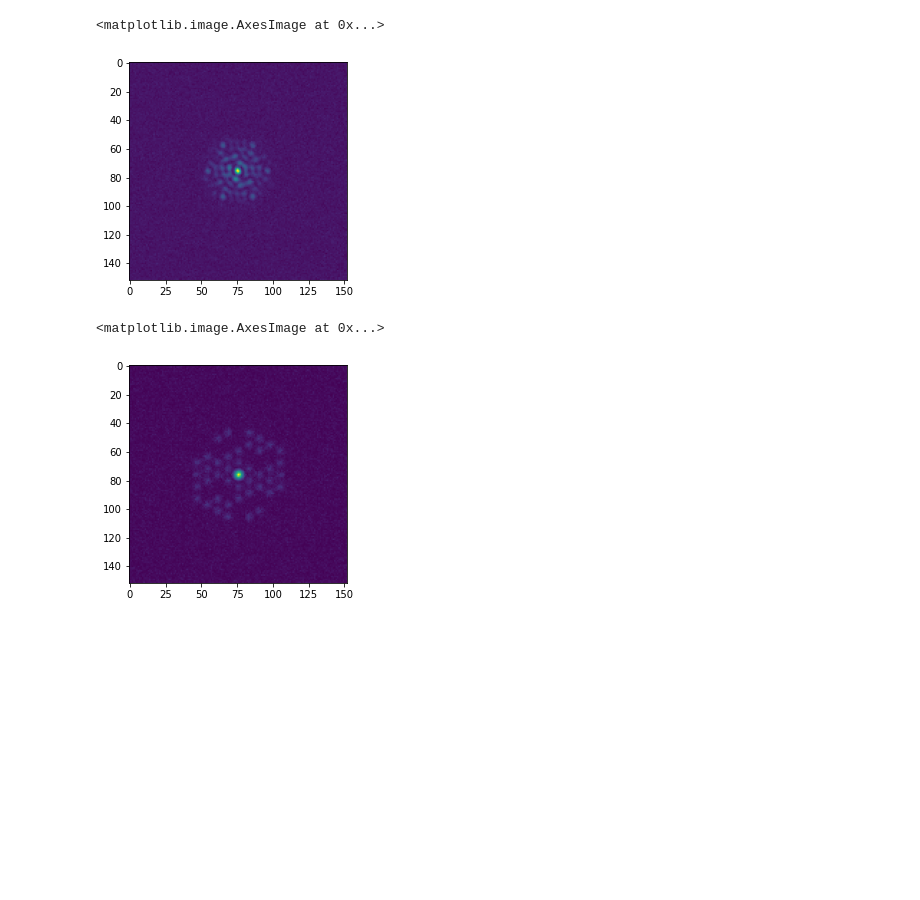
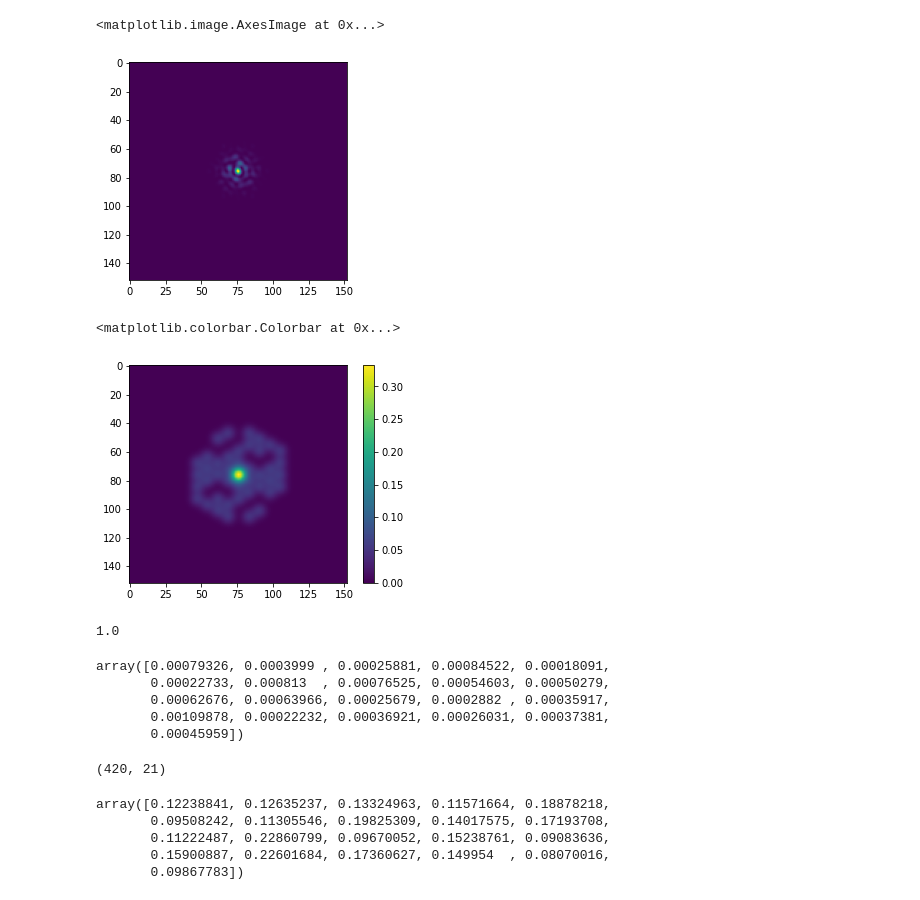
Before and after one commit to AlexandreAdam/ExoRIM, a Jupyter notebook: notebooks/jwst_noise.ipynb, the cells around one changed output. Cells and saved outputs as stored; diff of their text form; code cells hidden in the pictures; blank space fills up the shorter version.

Commit message:
Started jwst model and noise modelling

```diff
--- a/notebooks/jwst_noise.ipynb
+++ b/notebooks/jwst_noise.ipynb
@@ -8,5 +14,22 @@ from exorim.interferometry.models.jwst import JWST_NIRISS_MASK
 # %%
-datapath = "../exorim/interferometry/models/psf/"
+datapath = "../data/psf/"
 psfs = []
-for file in glob.glob(datapath + "jwst_F380M_2_psf_OPD[0-9]*_F5I.fits"):
+for file in glob.glob(datapath + "jwst_F380M_2_psf_OPD[0-9]*"):
     psfs.append(fits.open(file))
+# %%
+wavelength = []#psfs[-1][0].header["WAVELEN"]
+for i in range(len(psfs)):
+    wavelength.append(psfs[i][0].header["WAVELEN"])
+wavelength = np.array(wavelength)
+platescale = rad2mas(psfs[-1][0].header["PIXELSCL"] * np.pi / 180 / 3600)
+difflim = psfs[-1][0].header["DIFFLMT"]
+pixels =  psfs[-1][0].data.shape[0]
+coords = JWST_NIRISS_MASK.numpy()
+coords[:, 1] = -coords[:, 1] # flip y axis
+baselines = Baselines(coords)
+uv = baselines.UVC
+cpo = closure_phase_operator(baselines)
+# cpo = redundant_phase_closure_operator(baselines)
+ndftm = NDFTM(uv, wavelength.mean(), pixels, platescale)
+A1, A2, A3 = closure_fourier_matrices(ndftm, cpo)
+V1, V2, V3 = closure_baselines_projectors(cpo)
@@ -12,0 +52,6 @@ for file in glob.glob(datapath + "jwst_F380M_2_psf_OPD[0-9]*_F5I.fits"):
+# %%
+# h = hann(pixels)
+h = general_gaussian(pixels, p=1, sig=pixels/18)
+# h = np.ones(pixels)
+h = np.outer(h, h)
+plt.imshow(h)
@@ -13,10 +61,16 @@ for file in glob.glob(datapath + "jwst_F380M_2_psf_OPD[0-9]*_F5I.fits"):
 # %%
-plt.imshow(psfs[0][0].data + np.random.normal(scale=1e-4, size=psfs[0][0].data.shape))
+plt.imshow(psfs[0][0].data * h)
 # %% [output]
 <matplotlib.image.AxesImage at 0x...>
-[figure, old version]
+[figure, new version]
 # %%
-plt.imshow(np.abs(np.fft.fftshift(np.fft.fft2(psfs[0][0].data + np.random.normal(scale=2e-4, size=psfs[0][0].data.shape)))))
+plt.imshow(np.abs(np.fft.fftshift(np.fft.fft2(psfs[0][0].data * h))))
+plt.colorbar()
 # %% [output]
-<matplotlib.image.AxesImage at 0x...>
+<matplotlib.colorbar.Colorbar at 0x...>
-[figure, old version]
+[figure, new version]
+# %%
+central_power = np.abs(np.fft.fft2(psfs[0][0].data)[0, 0])**2
+central_power
+# %% [output]
+1.0
@@ -22,0 +90,20 @@ plt.imshow(np.abs(np.fft.fftshift(np.fft.fft2(psfs[0][0].data + np.random.normal
+# %%
+(np.abs(pistons).std(axis=0))#.mean()
+# %% [output]
+array([0.00079326, 0.0003999 , 0.00025881, 0.00084522, 0.00018091,
+       0.00022733, 0.000813  , 0.00076525, 0.00054603, 0.00050279,
+       0.00062676, 0.00063966, 0.00025679, 0.0002882 , 0.00035917,
+       0.00109878, 0.00022232, 0.00036921, 0.00026031, 0.00037381,
+       0.00045959])
+# %%
+pistons.shape
+# %% [output]
+(420, 21)
+# %%
+np.angle(pistons).std(axis=0)
+# %% [output]
+array([0.12238841, 0.12635237, 0.13324963, 0.11571664, 0.18878218,
+       0.09508242, 0.11305546, 0.19825309, 0.14017575, 0.17193708,
+       0.11222487, 0.22860799, 0.09670052, 0.15238761, 0.09083636,
+       0.15900887, 0.22601684, 0.17360627, 0.149954  , 0.08070016,
+       0.09867783])
```
Also changed, not shown: parts of 29 cells of this notebook, 23 other files.
